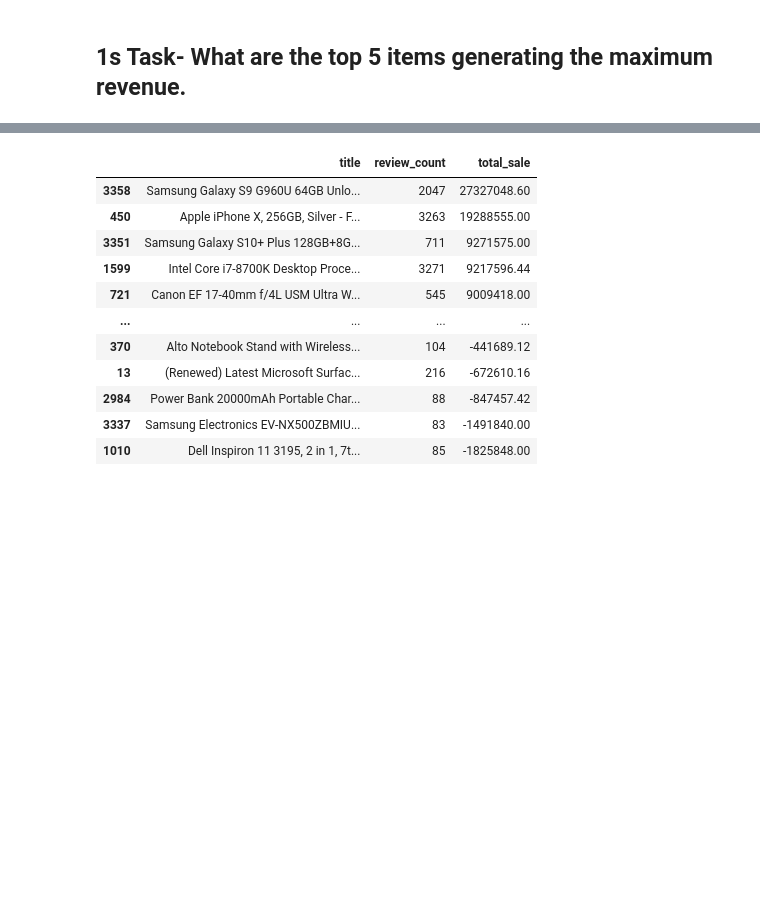
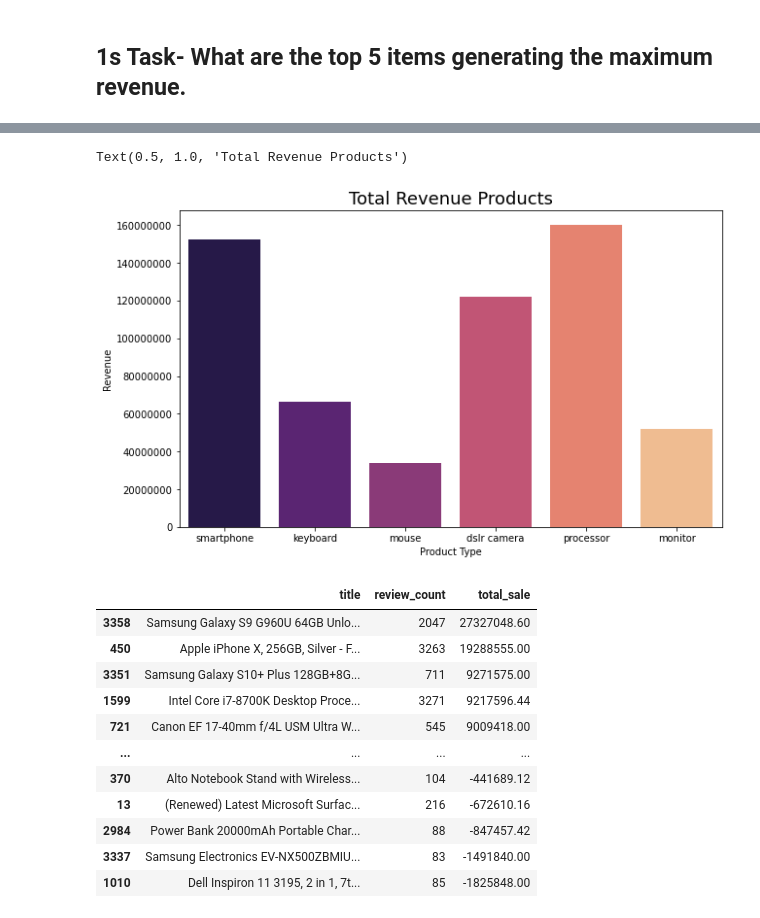
Before and after one commit to selinbulbul/ecommerce-scrape, a Jupyter notebook: Sales Data/tasks.ipynb, the cells around one changed output, grey strips where cells are left out. Cells and saved outputs as stored; diff of their text form; code cells hidden in the pictures; blank space fills up the shorter version.

```diff
--- a/Sales Data/tasks.ipynb
+++ b/Sales Data/tasks.ipynb
@@ -144,0 +153,3 @@ df["year"]= pd.to_numeric(df["year"])
+# %%
+df_product= df.groupby(["product_type"])["total_sale"].sum().reset_index()
+df_product.sort_values(by = "total_sale", ascending=False)
@@ -145,3 +164,15 @@ df["year"]= pd.to_numeric(df["year"])
+# %%
+plt.figure(figsize=(10,6))
+sb.barplot(x="product_type", y= "total_sale", data= df_product, order = ["smartphone","keyboard","mouse","dslr camera", "processor","monitor"], palette = "magma")
+plt.xlabel ("Product Type")
+plt.ylabel("Revenue")
+#plt.ylim(0, 1600000)
+plt.ticklabel_format(style='plain', axis='y')
+plt.title("Total Revenue Products", size=18)
+#plt.savefig("Total Products")
+# %% [output]
+Text(0.5, 1.0, 'Total Revenue Products')
+[figure, added]
 # %%
 df_0= df.groupby(["title", "review_count"])["total_sale"].sum().reset_index()
 df_0.sort_values(by = "total_sale", ascending=False)
```
Also changed, not shown: parts of 3 cells of this notebook.
